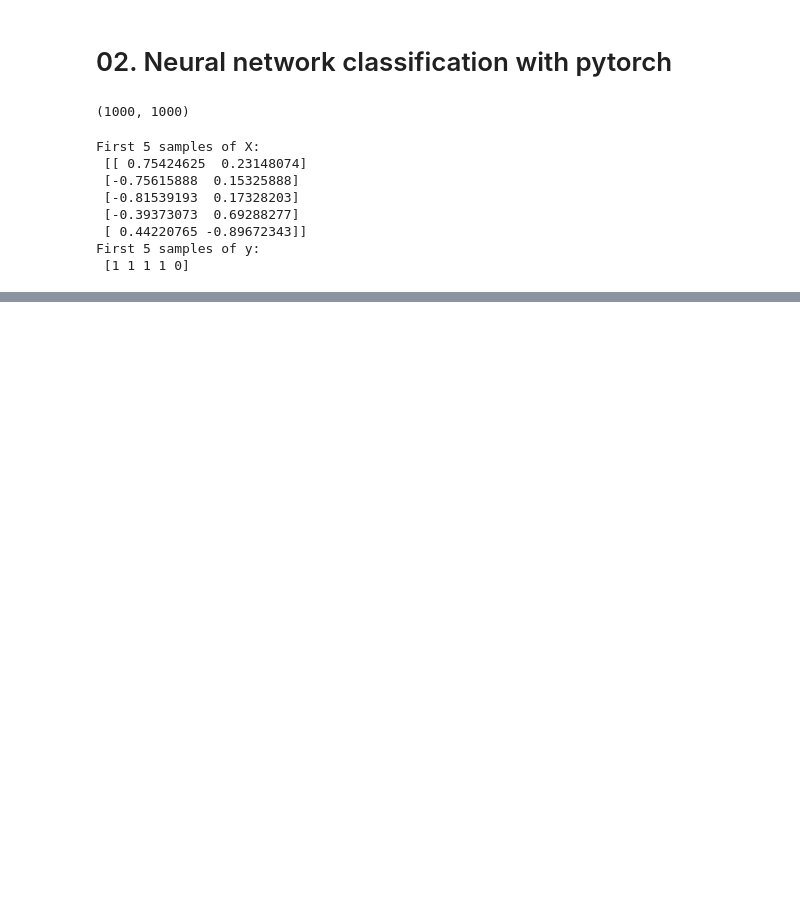
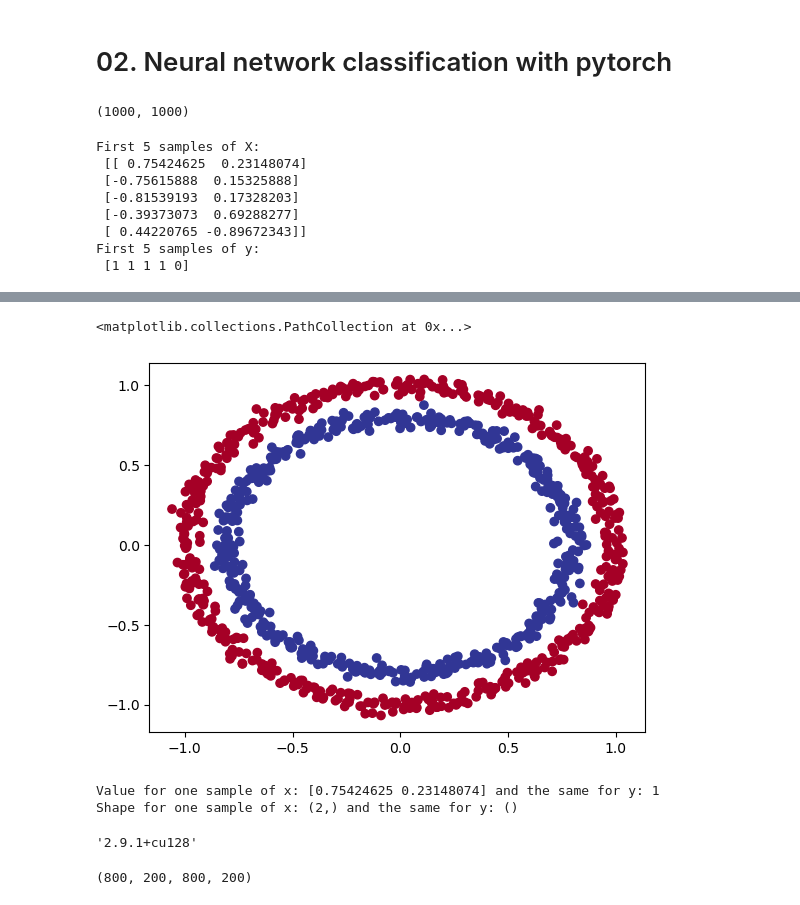
Before and after one commit to KavinKohli/Deep-Learning-PyTorch, a Jupyter notebook: 02_neural_network_classification/02_pytorch_classifiction.ipynb, the cells around one changed output, grey strips where cells are left out. Cells and saved outputs as stored; diff of their text form; code cells hidden in the pictures; blank space fills up the shorter version.

```diff
--- a/02_neural_network_classification/02_pytorch_classifiction.ipynb
+++ b/02_neural_network_classification/02_pytorch_classifiction.ipynb
@@ -26,0 +47,27 @@ First 5 samples of y:
+# %%
+# Visualise
+
+import matplotlib.pyplot as plt
+
+plt.scatter(x = X[:, 0],
+            y = X[:, 1],
+            c=y,
+            cmap=plt.cm.RdYlBu)
+# %% [output]
+<matplotlib.collections.PathCollection at 0x...>
+[figure, added]
+# %%
+# View the first example of features and label
+X_sample = X[0]
+y_sample = y[0]
+
+print(f"Value for one sample of x: {X_sample} and the same for y: {y_sample}")
+print(f"Shape for one sample of x: {X_sample.shape} and the same for y: {y_sample.shape}")
+# %% [output]
+Value for one sample of x: [0.75424625 0.23148074] and the same for y: 1
+Shape for one sample of x: (2,) and the same for y: ()
+# %%
+import torch
+torch.__version__
+# %% [output]
+'2.9.1+cu128'
@@ -26,0 +85,4 @@ First 5 samples of y:
+# %%
+len(X_train), len(x_test), len(y_train), len(y_test)
+# %% [output]
+(800, 200, 800, 200)
```
Also changed, not shown: parts of 5 cells of this notebook.
